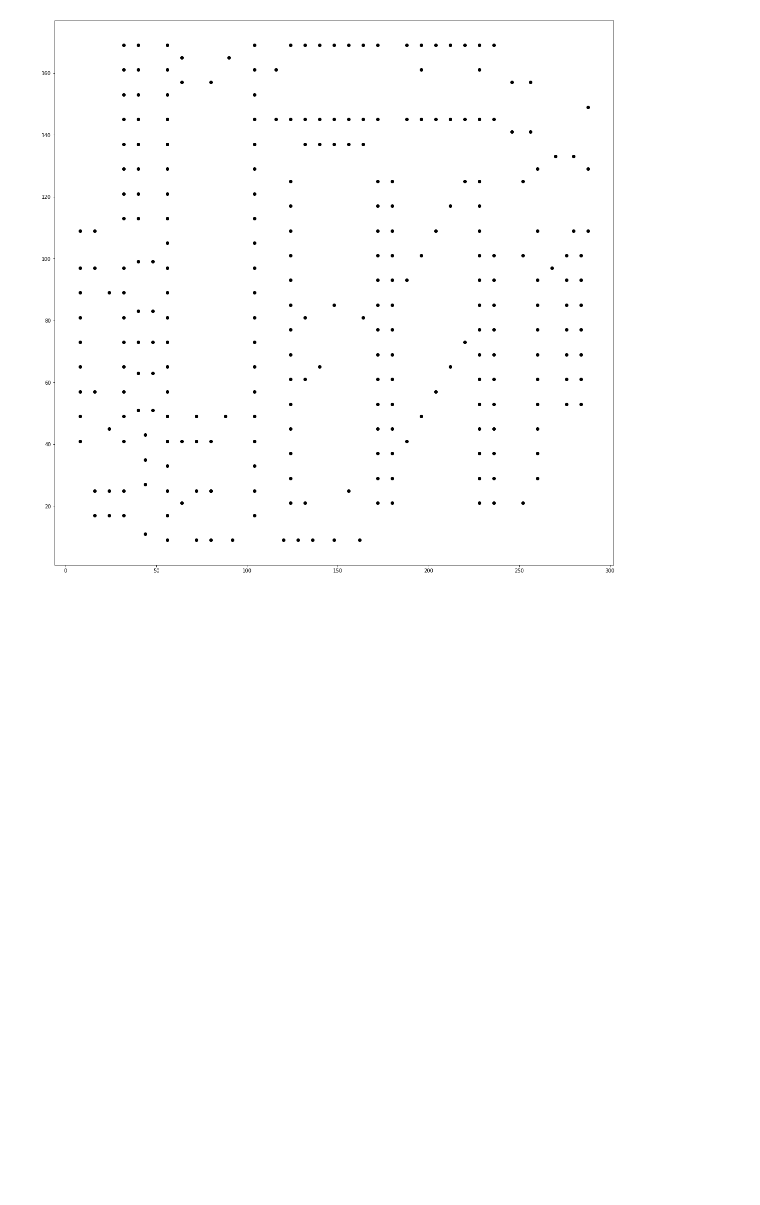
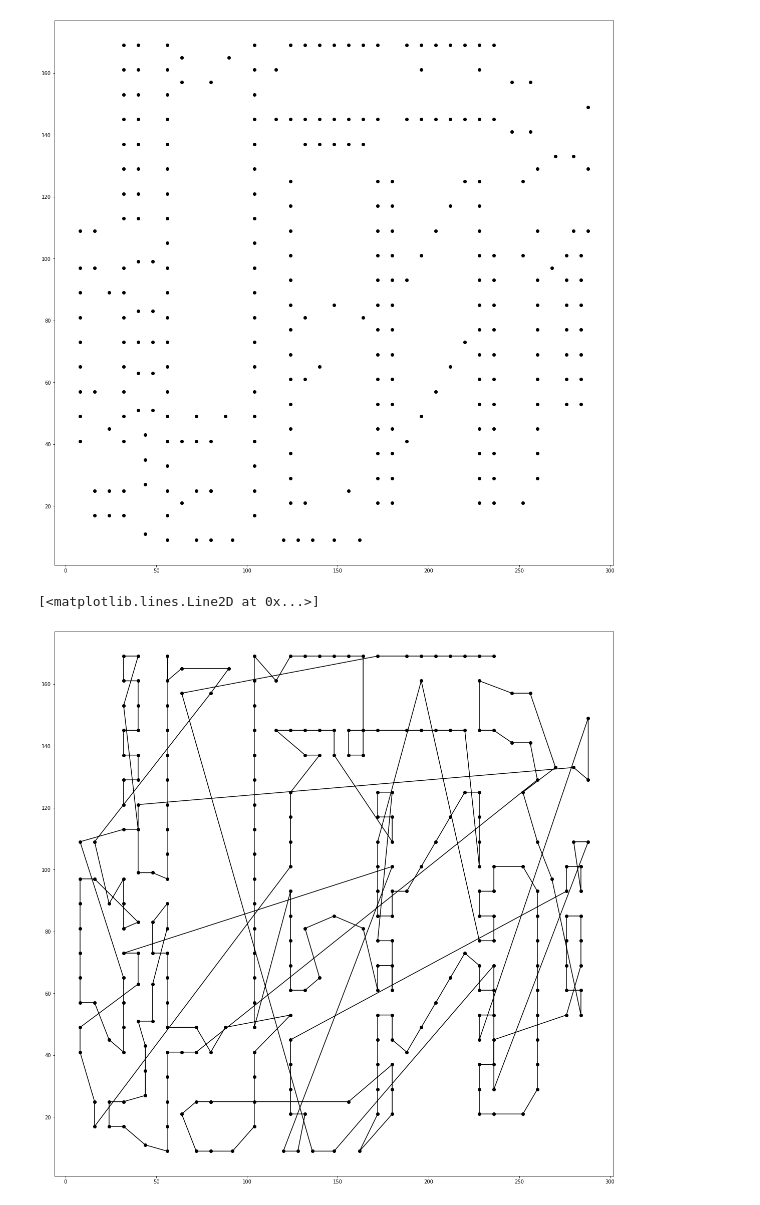
Before and after one commit to hannabros/kaist.sbse, a Jupyter notebook: tsp/viz.ipynb, the cells around one changed output. Saved outputs shown, nothing was run; the diff lists cells and outputs as text; code cells hidden in the pictures; blank space fills up the shorter version.

```diff
--- a/tsp/viz.ipynb
+++ b/tsp/viz.ipynb
@@ -12,7 +12,7 @@ def get_coordinates(file):
             coor[int(tmp[0])-1] = tmp[1:]
     return coor
 # %%
-coor = get_coordinates(file='/Users/hangyeolsun/workspace/kaist.sbse/tsp/a280.tsp')
+coor = get_coordinates(file='/Users/hangyeolsun/workspace/kaist.sbse/tsp/tsp_file/a280.tsp')
 x, y = [], []
 for key, value in coor.items():
     x.append(value[0])
@@ -22,3 +22,16 @@ plt.plot(x, y, 'o', color='black')
 # %% [output]
 [<matplotlib.lines.Line2D at 0x...>]
 [figure]
+# %%
+with open('/Users/hangyeolsun/workspace/kaist.sbse/tsp/a280_test.txt', 'r') as f:
+    lines = f.readlines()
+ret = [int(l.replace('\n', ''))-1 for l in lines]
+#ret = [int(l.strip()) for l in lines[0].split(',')]
+# %%
+x_re = [coor[r][0] for r in ret]
+y_re = [coor[r][1] for r in ret]
+plt.figure(figsize=(20,20))
+plt.plot(x_re, y_re, linestyle='-', marker='o', color='black')
+# %% [output]
+[<matplotlib.lines.Line2D at 0x...>]
+[figure, added]
```
Also changed, not shown: parts of 14 cells of this notebook, 17 other files.
